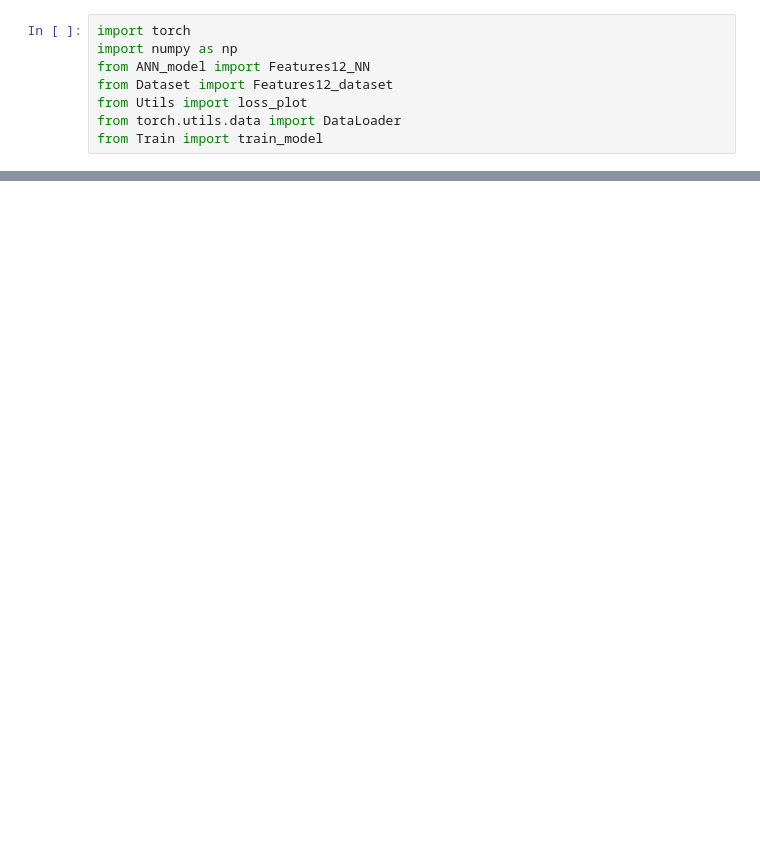
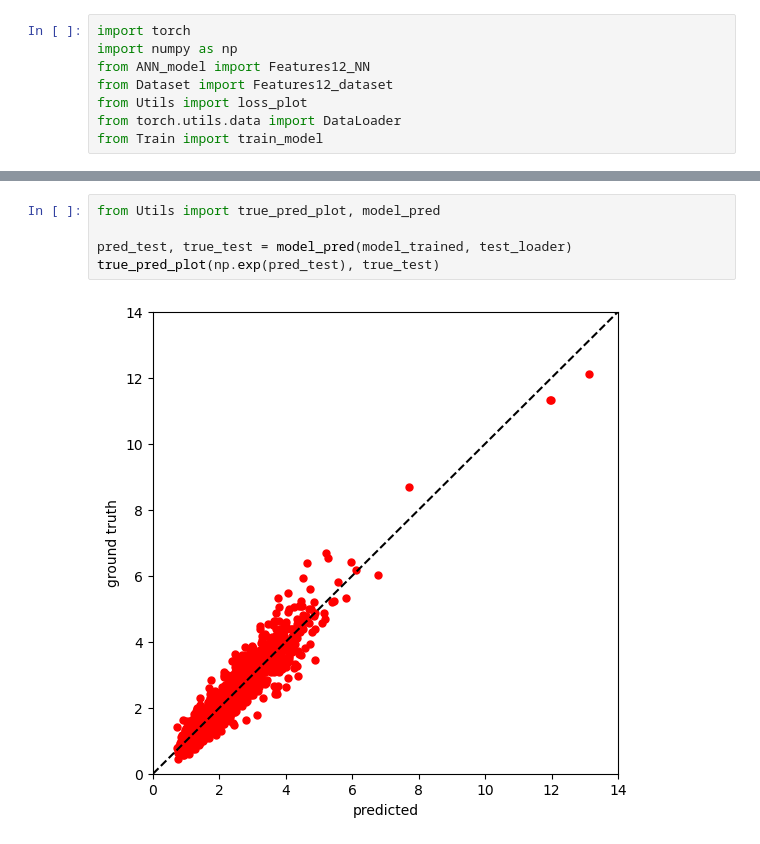
Before and after one commit to kpliao1206/Real_estate_value, a Jupyter notebook: Features12_training.ipynb, the cells around one changed output, grey strips where cells are left out. Saved outputs shown, nothing was run; the diff lists cells and outputs as text; blank space fills up the shorter version.

```diff
--- a/Features12_training.ipynb
+++ b/Features12_training.ipynb
@@ -44,0 +51,7 @@ loss_plot(trainloss, testloss)
+# %%
+from Utils import true_pred_plot, model_pred
+
+pred_test, true_test = model_pred(model_trained, test_loader)
+true_pred_plot(np.exp(pred_test), true_test)
+# %% [output]
+[figure, added]
```
Also changed, not shown: parts of 5 cells of this notebook, 12 other files.
